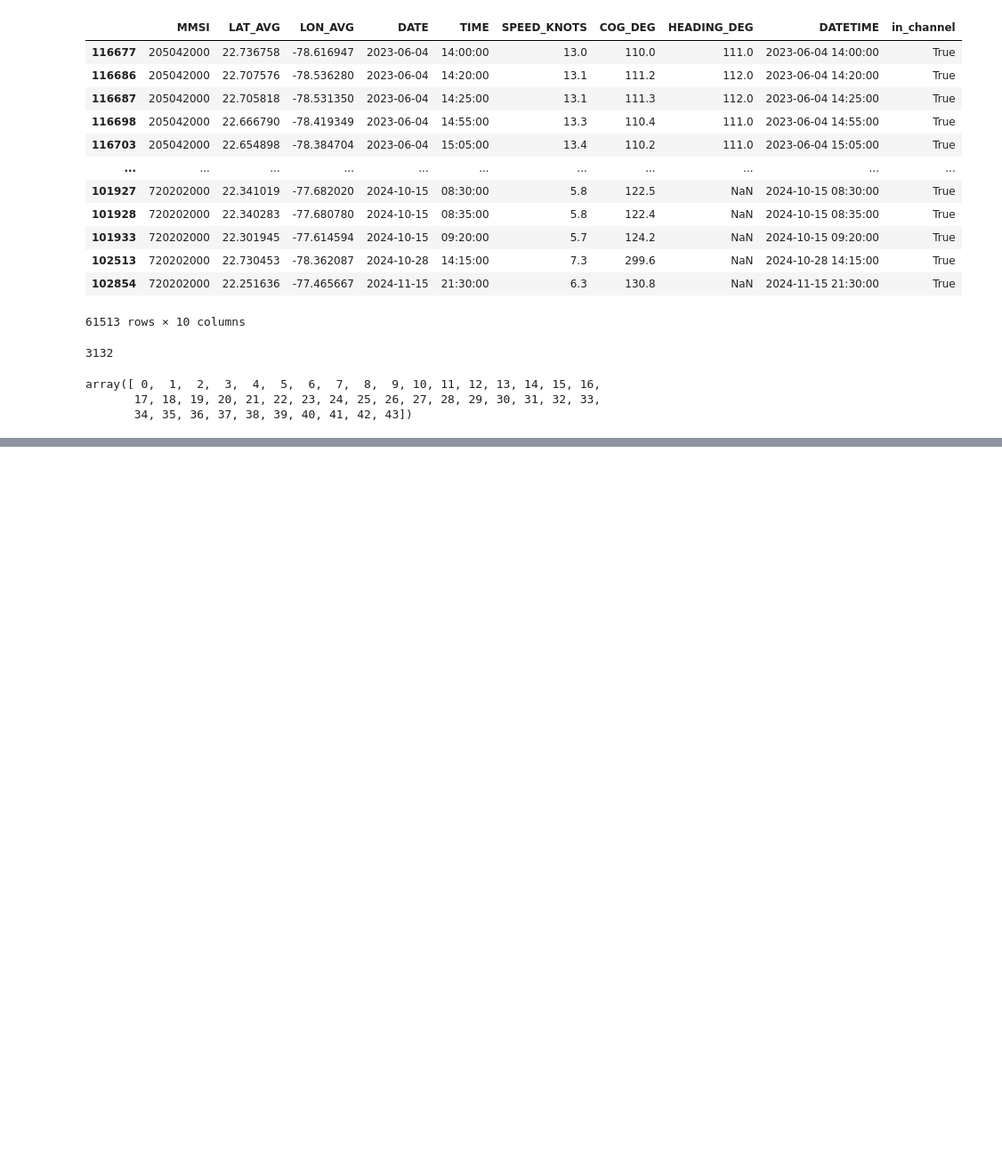
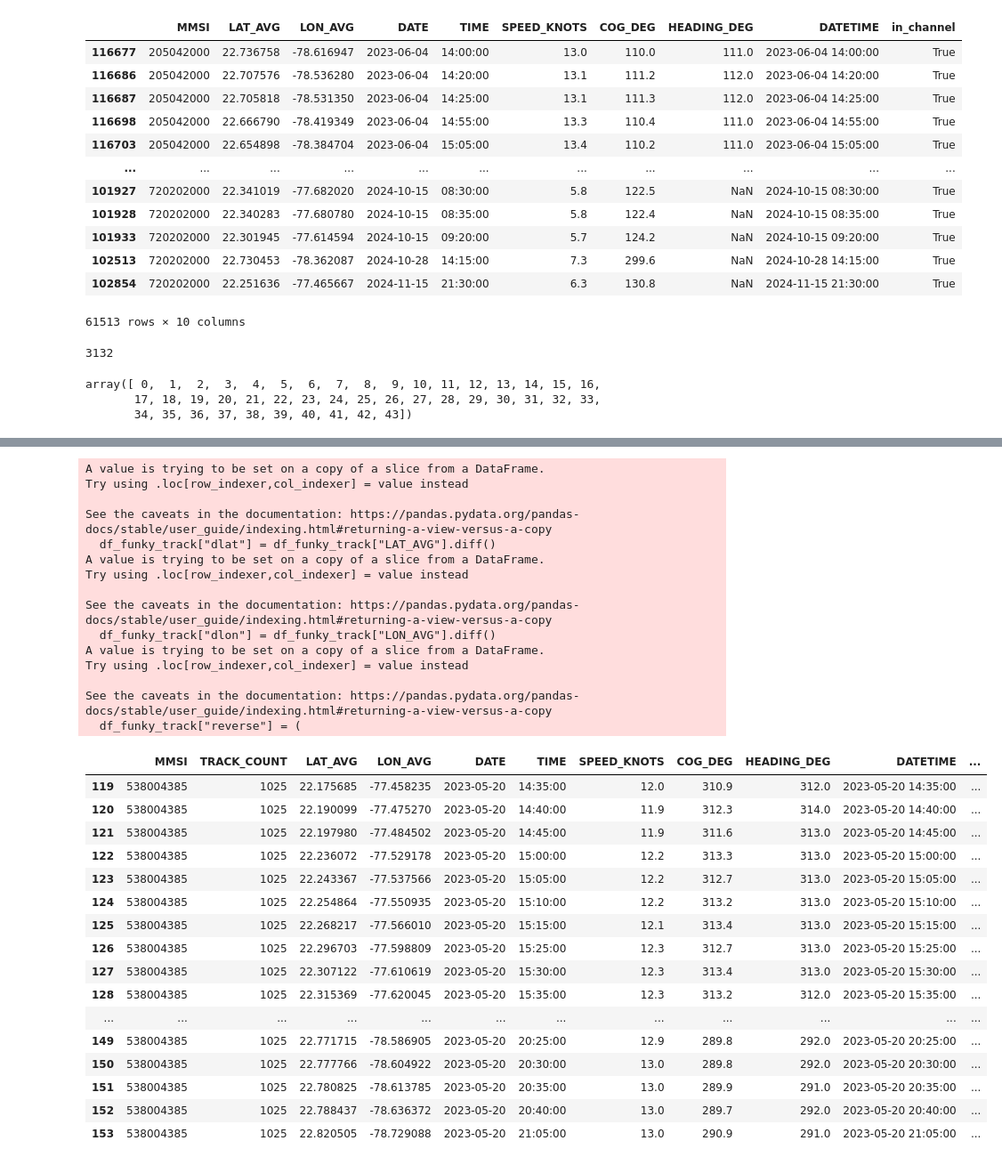
Before and after one commit to JSCshir/Vessel-Traj-Capstone, a Jupyter notebook: obc_tanker_cargo_routes.ipynb, the cells around one changed output, grey strips where cells are left out. Shown at 89% size. Drawn from its saved outputs; the diff is of its cells as text; code cells hidden in the pictures; blank space fills up the shorter version.

Commit message:
trying to make my own dataset for practice

```diff
--- a/obc_tanker_cargo_routes.ipynb
+++ b/obc_tanker_cargo_routes.ipynb
@@ -491,12 +489,12 @@ display(HTML(grid_html))
 # %% [output]
 [interactive output not drawn]
 # %%
-df_routes = df_routes[df_routes['MMSI'] == first_vessel]
 df_routes = df_routes.sort_values(['DATETIME'])
 df_routes['DELTA_SECONDS'] = df_routes['DATETIME'].diff().dt.total_seconds()
 df_routes.head()
 
 time_cutoff = 3*60*60 # 3 hrs to seconds
+df_routes = df_routes.sort_values("MMSI")
 df_routes['NEW_TRACK_CHECK'] = ((df_routes['DELTA_SECONDS'] >= time_cutoff))
 df_routes['TRACK_COUNT'] = df_routes['NEW_TRACK_CHECK'].cumsum()
 df_routes['TRACK_COUNT'].unique()
@@ -550,0 +707,29 @@ print(len(kept_tracks), kept_tracks[:10])
+# %%
+# Get first track ID
+track = sorted(kept_df[TRACK_COL].unique())[8]
+print("Mapping track:", track)
+
+# Filter only that track
+track_df = kept_df[kept_df[TRACK_COL] == track].copy()
+
+# Center map on that track
+center = [track_df[LAT_COL].mean(), track_df[LON_COL].mean()]
+m = folium.Map(location=center, zoom_start=9)
+
+# Build coordinates
+coords = list(zip(track_df[LAT_COL], track_df[LON_COL]))
+
+# Plot line
+folium.PolyLine(
+    locations=coords,
+    color="blue",
+    weight=4,
+    opacity=0.9,
+    tooltip=f"Track {track}"
+).add_to(m)
+
+# Start / End markers
+folium.CircleMarker(coords[0], radius=4, color="green", fill=True, tooltip="Start").add_to(m)
+folium.CircleMarker(coords[-1], radius=4, color="red", fill=True, tooltip="End").add_to(m)
+
+m
@@ -550,0 +739,2 @@ print(len(kept_tracks), kept_tracks[:10])
+# %%
+df_funky_track = kept_df[kept_df[TRACK_COL] == track]
@@ -550,0 +762,43 @@ print(len(kept_tracks), kept_tracks[:10])
+# %%
+df_funky_track["dlat"] = df_funky_track["LAT_AVG"].diff()
+df_funky_track["dlon"] = df_funky_track["LON_AVG"].diff()
+
+df_funky_track["reverse"] = (
+    (np.sign(df_funky_track["dlat"]) != np.sign(df_funky_track["dlat"].shift())) &
+    (np.sign(df_funky_track["dlon"]) != np.sign(df_funky_track["dlon"].shift()))
+)
+
+df_funky_track
+# %% [output]
+A value is trying to be set on a copy of a slice from a DataFrame.
+Try using .loc[row_indexer,col_indexer] = value instead
+
+See the caveats in the documentation: https://pandas.pydata.org/pandas-docs/stable/user_guide/indexing.html#returning-a-view-versus-a-copy
+  df_funky_track["dlat"] = df_funky_track["LAT_AVG"].diff()
+A value is trying to be set on a copy of a slice from a DataFrame.
+Try using .loc[row_indexer,col_indexer] = value instead
+
+See the caveats in the documentation: https://pandas.pydata.org/pandas-docs/stable/user_guide/indexing.html#returning-a-view-versus-a-copy
+  df_funky_track["dlon"] = df_funky_track["LON_AVG"].diff()
+A value is trying to be set on a copy of a slice from a DataFrame.
+Try using .loc[row_indexer,col_indexer] = value instead
+
+See the caveats in the documentation: https://pandas.pydata.org/pandas-docs/stable/user_guide/indexing.html#returning-a-view-versus-a-copy
+  df_funky_track["reverse"] = (
+|  | MMSI | TRACK_COUNT | LAT_AVG | LON_AVG | DATE | TIME | SPEED_KNOTS | COG_DEG | HEADING_DEG | DATETIME | ... |
+| 119 | 538004385 | 1025 | 22.175685 | -77.458235 | 2023-05-20 | 14:35:00 | 12.0 | 310.9 | 312.0 | 2023-05-20 14:35:00 | ... |
+| 120 | 538004385 | 1025 | 22.190099 | -77.475270 | 2023-05-20 | 14:40:00 | 11.9 | 312.3 | 314.0 | 2023-05-20 14:40:00 | ... |
+| 121 | 538004385 | 1025 | 22.197980 | -77.484502 | 2023-05-20 | 14:45:00 | 11.9 | 311.6 | 313.0 | 2023-05-20 14:45:00 | ... |
+| 122 | 538004385 | 1025 | 22.236072 | -77.529178 | 2023-05-20 | 15:00:00 | 12.2 | 313.3 | 313.0 | 2023-05-20 15:00:00 | ... |
+| 123 | 538004385 | 1025 | 22.243367 | -77.537566 | 2023-05-20 | 15:05:00 | 12.2 | 312.7 | 313.0 | 2023-05-20 15:05:00 | ... |
+| 124 | 538004385 | 1025 | 22.254864 | -77.550935 | 2023-05-20 | 15:10:00 | 12.2 | 313.2 | 313.0 | 2023-05-20 15:10:00 | ... |
+| 125 | 538004385 | 1025 | 22.268217 | -77.566010 | 2023-05-20 | 15:15:00 | 12.1 | 313.4 | 313.0 | 2023-05-20 15:15:00 | ... |
+| 126 | 538004385 | 1025 | 22.296703 | -77.598809 | 2023-05-20 | 15:25:00 | 12.3 | 312.7 | 313.0 | 2023-05-20 15:25:00 | ... |
+| 127 | 538004385 | 1025 | 22.307122 | -77.610619 | 2023-05-20 | 15:30:00 | 12.3 | 313.4 | 313.0 | 2023-05-20 15:30:00 | ... |
+| 128 | 538004385 | 1025 | 22.315369 | -77.620045 | 2023-05-20 | 15:35:00 | 12.3 | 313.2 | 312.0 | 2023-05-20 15:35:00 | ... |
+| ... | ... | ... | ... | ... | ... | ... | ... | ... | ... | ... | ... |
+| 149 | 538004385 | 1025 | 22.771715 | -78.586905 | 2023-05-20 | 20:25:00 | 12.9 | 289.8 | 292.0 | 2023-05-20 20:25:00 | ... |
+| 150 | 538004385 | 1025 | 22.777766 | -78.604922 | 2023-05-20 | 20:30:00 | 13.0 | 289.8 | 292.0 | 2023-05-20 20:30:00 | ... |
+| 151 | 538004385 | 1025 | 22.780825 | -78.613785 | 2023-05-20 | 20:35:00 | 13.0 | 289.9 | 291.0 | 2023-05-20 20:35:00 | ... |
+| 152 | 538004385 | 1025 | 22.788437 | -78.636372 | 2023-05-20 | 20:40:00 | 13.0 | 289.7 | 292.0 | 2023-05-20 20:40:00 | ... |
+| 153 | 538004385 | 1025 | 22.820505 | -78.729088 | 2023-05-20 | 21:05:00 | 13.0 | 290.9 | 291.0 | 2023-05-20 21:05:00 | ... |
```
Also changed, not shown: parts of 16 cells of this notebook, 1 other file.
